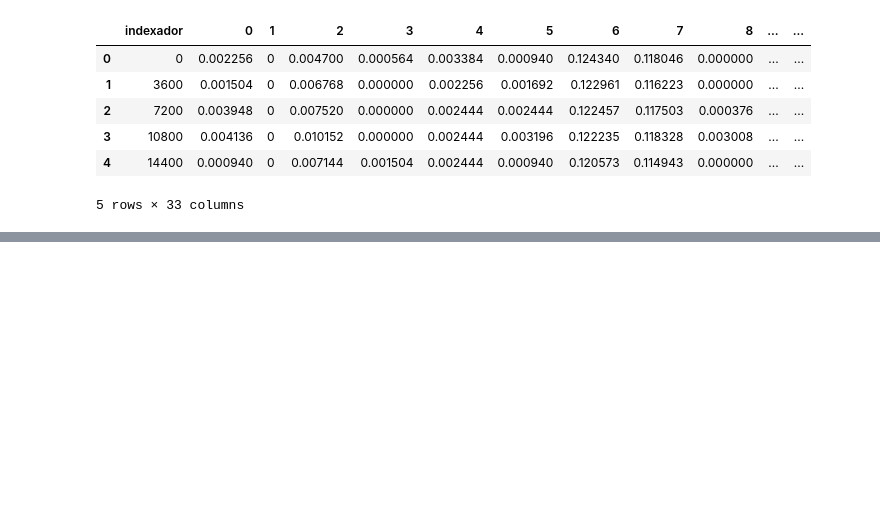
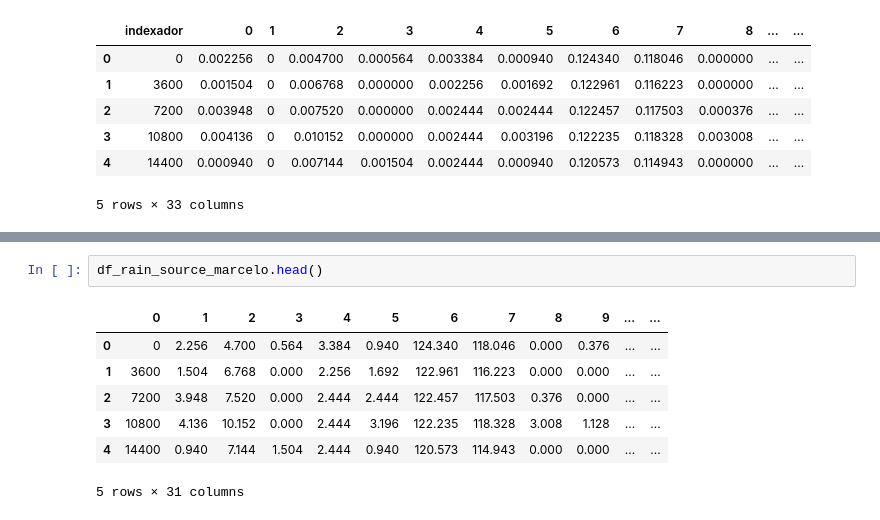
Before and after one commit to marcelof314/SP_urban_flooding, a Jupyter notebook: 08 Rain source file comparision.ipynb, the cells around one changed output, grey strips where cells are left out. Saved outputs shown, nothing was run; the diff lists cells and outputs as text; blank space fills up the shorter version.

```diff
--- a/08 Rain source file comparision.ipynb
+++ b/08 Rain source file comparision.ipynb
@@ -164,0 +220,10 @@ df_rs_marcelo.head()
+# %%
+df_rain_source_marcelo.head()
+# %% [output]
+|  | 0 | 1 | 2 | 3 | 4 | 5 | 6 | 7 | 8 | 9 | ... | ... |
+| 0 | 0 | 2.256 | 4.700 | 0.564 | 3.384 | 0.940 | 124.340 | 118.046 | 0.000 | 0.376 | ... | ... |
+| 1 | 3600 | 1.504 | 6.768 | 0.000 | 2.256 | 1.692 | 122.961 | 116.223 | 0.000 | 0.000 | ... | ... |
+| 2 | 7200 | 3.948 | 7.520 | 0.000 | 2.444 | 2.444 | 122.457 | 117.503 | 0.376 | 0.000 | ... | ... |
+| 3 | 10800 | 4.136 | 10.152 | 0.000 | 2.444 | 3.196 | 122.235 | 118.328 | 3.008 | 1.128 | ... | ... |
+| 4 | 14400 | 0.940 | 7.144 | 1.504 | 2.444 | 0.940 | 120.573 | 114.943 | 0.000 | 0.000 | ... | ... |
+5 rows × 31 columns
```
Also changed, not shown: parts of 4 cells of this notebook, 1 other file.
